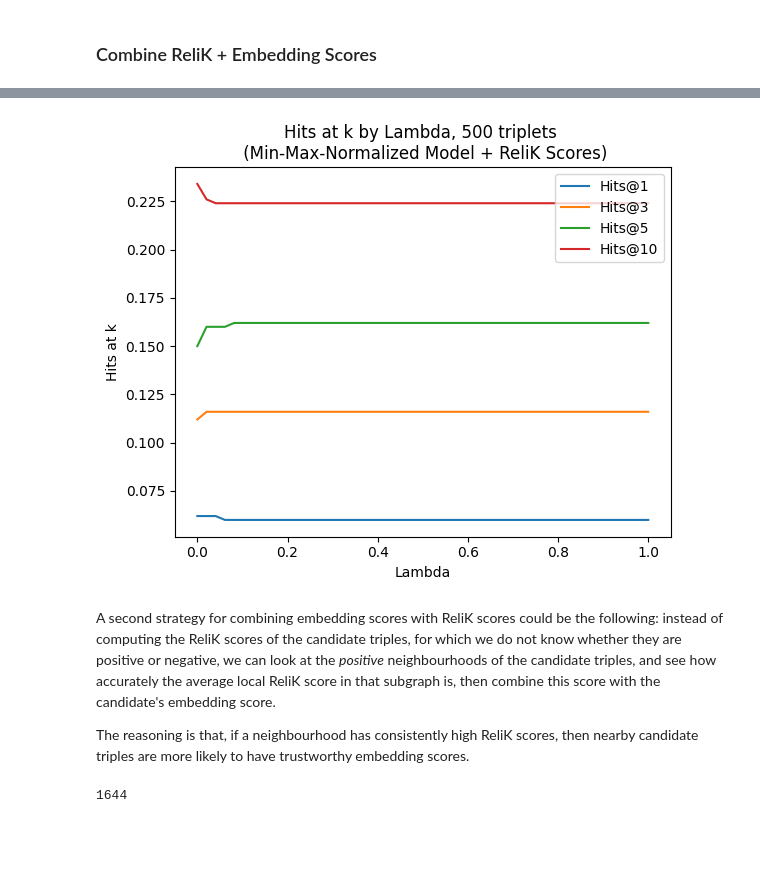
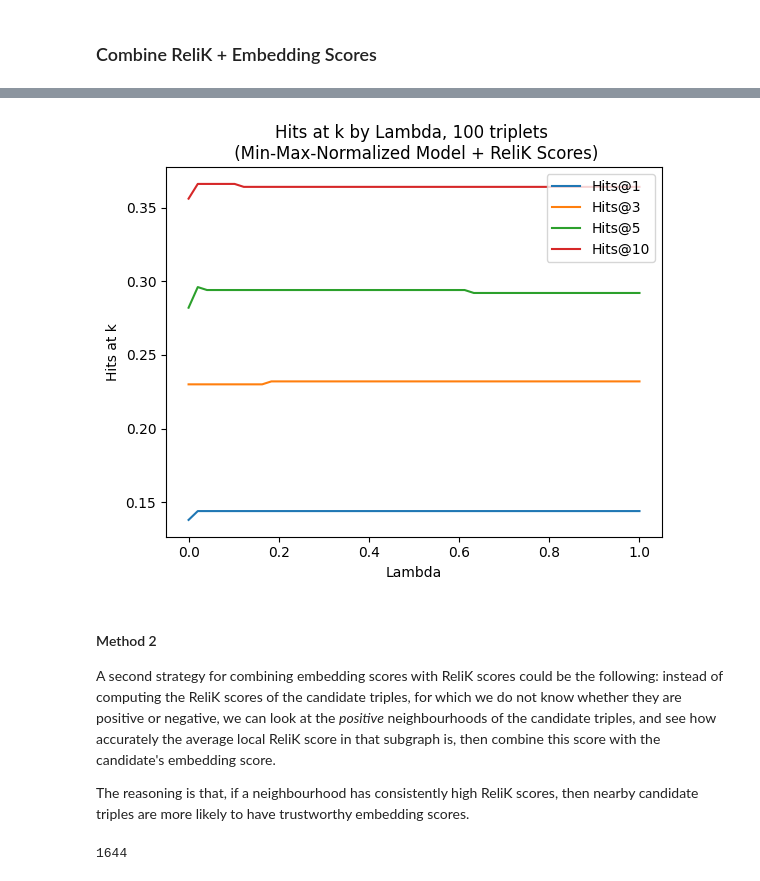
Before and after one commit to gmaurer08/gma-project, a Jupyter notebook: main.ipynb, the cells around one changed output, grey strips where cells are left out. Cells and saved outputs as stored; diff of their text form; code cells hidden in the pictures; blank space fills up the shorter version.

```diff
--- a/main.ipynb
+++ b/main.ipynb
@@ -66,7 +43,7 @@ result.save_to_directory('C:/Users/galax/OneDrive/Dokumente/University/Magistral
 # %%
 # Load the model
 model = torch.load(
-    'ComplEx/trained_model.pkl',   # OR 'TransE/trained_model.pkl'   OR   'RotatE/trained_model.pkl'
+    'trained models/RotatE/trained_model.pkl',   # 'TransE', 'RotatE' or 'ComplEx'
     map_location='cpu',
     weights_only=False
 )
@@ -127,7 +100,7 @@ posix_backup = pathlib.PosixPath
 pathlib.PosixPath = pathlib.WindowsPath
 
 #  Load the training triples
-train_tf = TriplesFactory.from_path_binary('ComplEx/training_triples')  # 'TransE/training_triples'  OR  'RotatE/training_triples'
+train_tf = TriplesFactory.from_path_binary('trained models/RotatE/training_triples')  # 'TransE', 'RotatE' or 'ComplEx'
 
 # Compute number of entities and relations
 E = len(train_tf.entity_id_to_label.keys())
@@ -137,13 +110,9 @@ N = R * E
 # Number of samples
 k = int(0.1 * N) # can be a percentage of the total number of triples
 
-# Compute ReliK scores
+# Compute ReliK score
 triple = [0, 120, 13647]
 
-import time
-start = time.time()
 relik_lb, relik_apx = approximate_relik(triple, train_tf, model, k)
-end = time.time()
-print('Duration:', end-start)
 print(f'ReliK lower bound: {relik_lb}, ReliK approximation: {relik_apx}')
 # %% [output]
@@ -222,9 +192,9 @@ with open('data/head_types_with_name.pkl', 'rb') as f:
     head_types_with_name = pickle.load(f)
 with open('data/tail_types_with_name.pkl', 'rb') as f:
     tail_types_with_name = pickle.load(f)
-with open('data/ComplEx/head_types_with_id.pkl', 'rb') as f:
+with open('data/TransE/head_types_with_id.pkl', 'rb') as f:
     head_types_with_id = pickle.load(f)
-with open('data/ComplEx/tail_types_with_id.pkl', 'rb') as f:
+with open('data/TransE/tail_types_with_id.pkl', 'rb') as f:
     tail_types_with_id = pickle.load(f)
 # %%
 # Reload functions
@@ -263,5 +233,5 @@ pickle.dump(predictions_results, open(file_path + 'predictions.pkl', 'wb'))
 # %%
-predictions_results = pickle.load(open('results/ComplEx/predictions.pkl', 'rb'))
+predictions_results = pickle.load(open('results/TransE/predictions.pkl', 'rb'))
 #predictions_results
 # %%
 # Number of triples
@@ -339,29 +309,31 @@ hits_at_k_df.head(10)
 # %%
 # Plot hits @ k by Lambda
 sorted_lambdas_1 = hits_at_1.keys()
 sorted_hits_at_1 = [hits_at_1[lambda_] for lambda_ in sorted_lambdas_1]
 
 sorted_lambdas_3 = hits_at_3.keys()
 sorted_hits_at_3 = [hits_at_3[lambda_] for lambda_ in sorted_lambdas_3]
 
 sorted_lambdas_5 = hits_at_5.keys()
 sorted_hits_at_5 = [hits_at_5[lambda_] for lambda_ in sorted_lambdas_5]
 
 sorted_lambdas_10 = hits_at_10.keys()
 sorted_hits_at_10 = [hits_at_10[lambda_] for lambda_ in sorted_lambdas_10]
 
 plt.plot(sorted_lambdas_1, sorted_hits_at_1, label='Hits@1')
 plt.plot(sorted_lambdas_3, sorted_hits_at_3, label='Hits@3')
 plt.plot(sorted_lambdas_5, sorted_hits_at_5, label='Hits@5')
 plt.plot(sorted_lambdas_10, sorted_hits_at_10, label='Hits@10')
 plt.xlabel('Lambda')
 plt.ylabel('Hits at k')
-plt.title('Hits at k by Lambda, 500 triplets \n (Min-Max-Normalized Model + ReliK Scores)')
+plt.title('Hits at k by Lambda, 100 triplets \n (Min-Max-Normalized Model + ReliK Scores)')
 plt.legend()
 plt.show()
 # %% [output]
-[figure, old version]
+[figure, new version]
 # %% [markdown]
+#### Method 2
+
 A second strategy for combining embedding scores with ReliK scores could be the following: instead of computing the ReliK scores of the candidate triples, for which we do not know whether they are positive or negative, we can look at the *positive* neighbourhoods of the candidate triples, and see how accurately the average local ReliK score in that subgraph is, then combine this score with the candidate's embedding score.
 
 The reasoning is that, if a neighbourhood has consistently high ReliK scores, then nearby candidate triples are more likely to have trustworthy embedding scores.
```
Also changed, not shown: parts of 19 cells of this notebook, 10 other files.
